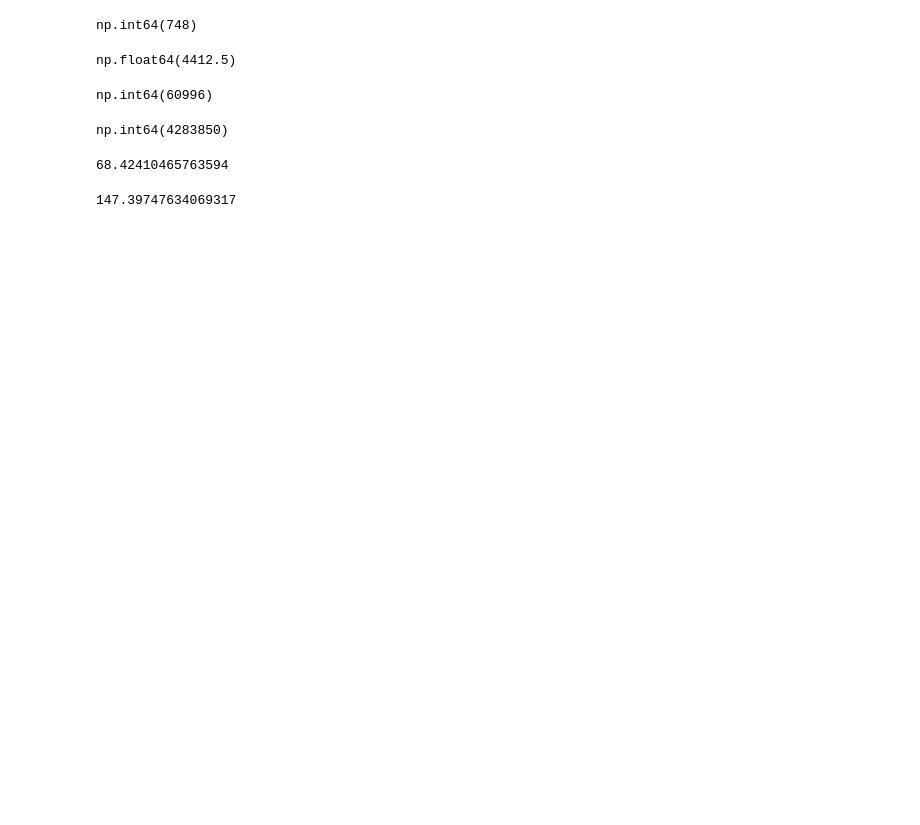
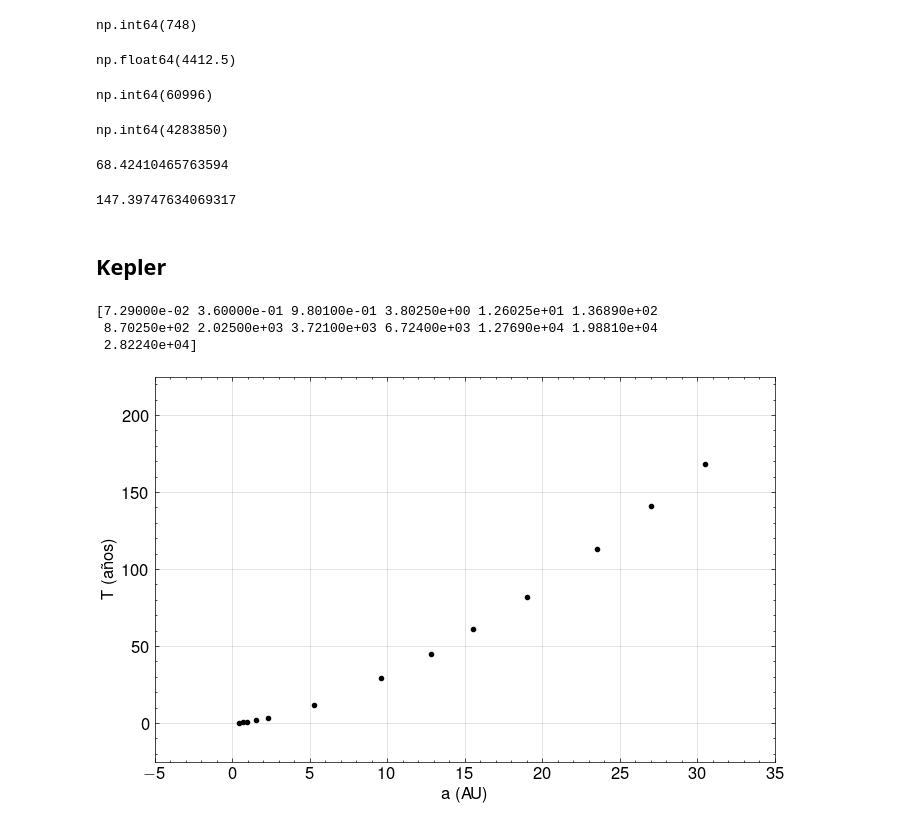
Before and after one commit to astro-ec/olimpiada_nacional, a Jupyter notebook: AnalisisDatos/DataAnalysis.ipynb, the cells around one changed output. Cells and saved outputs as stored; diff of their text form; code cells hidden in the pictures; blank space fills up the shorter version.

```diff
--- a/AnalisisDatos/DataAnalysis.ipynb
+++ b/AnalisisDatos/DataAnalysis.ipynb
@@ -157,3 +159,44 @@ b = np.mean(y) - m * np.mean(x)
 print(b)
 # %% [output]
 147.39747634069317
+# %% [markdown]
+## Kepler
+# %%
+data_kepler = np.array([
+    # r (AU),   T (years)
+    [0.41, 0.27],
+    [0.70, 0.60],
+    [0.98, 0.99],
+    [1.55, 1.95],
+    [2.30, 3.55],
+    [5.25, 11.70],
+    [9.60, 29.50],
+    [12.8, 45.00],
+    [15.5, 61.00],
+    [19.0, 82.00],
+    [23.5, 113.00],
+    [27.0, 141.00],
+    [30.5, 168.00]
+])
+# %%
+a = data_kepler[:, 0]
+T = data_kepler[:, 1]
+# %%
+print(T**2)
+# %% [output]
+[7.29000e-02 3.60000e-01 9.80100e-01 3.80250e+00 1.26025e+01 1.36890e+02
+ 8.70250e+02 2.02500e+03 3.72100e+03 6.72400e+03 1.27690e+04 1.98810e+04
+ 2.82240e+04]
+# %%
+plt.figure(figsize=(8, 5))
+plt.plot(a, T, 'ko', ms=3)
+plt.xlabel('a (AU)')
+plt.ylabel(r'T (años)')
+
+#plt.plot([x[0], x[-1]], [y[0], y[-1]], 'b', lw=0.5)
+plt.grid(alpha=0.5)
+plt.xlim(-5, 35)
+plt.ylim(-25, 225)
+plt.show()
+# %% [output]
+[figure, added]
```
Also changed, not shown: parts of 7 cells of this notebook, 4 other files.
